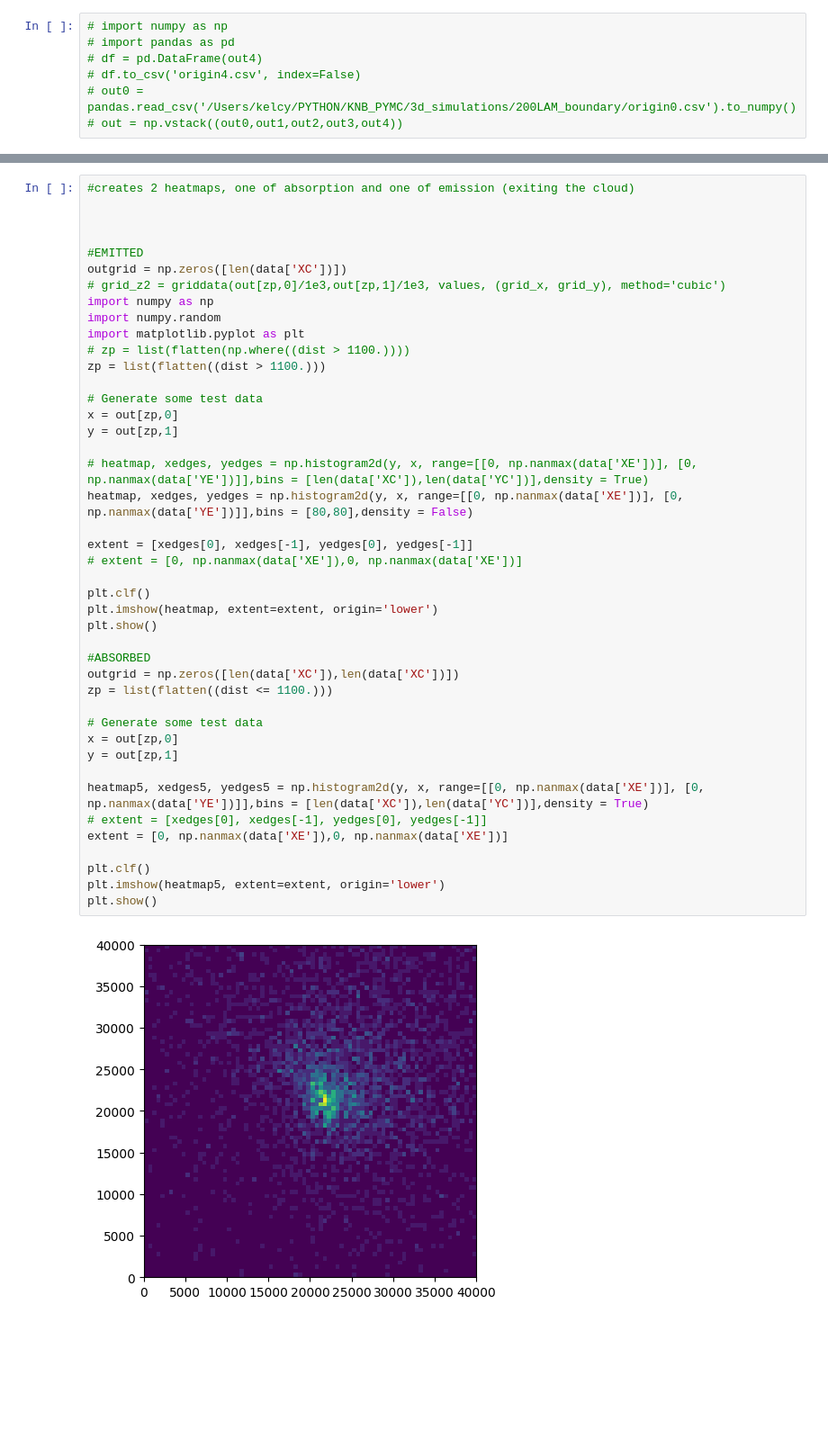
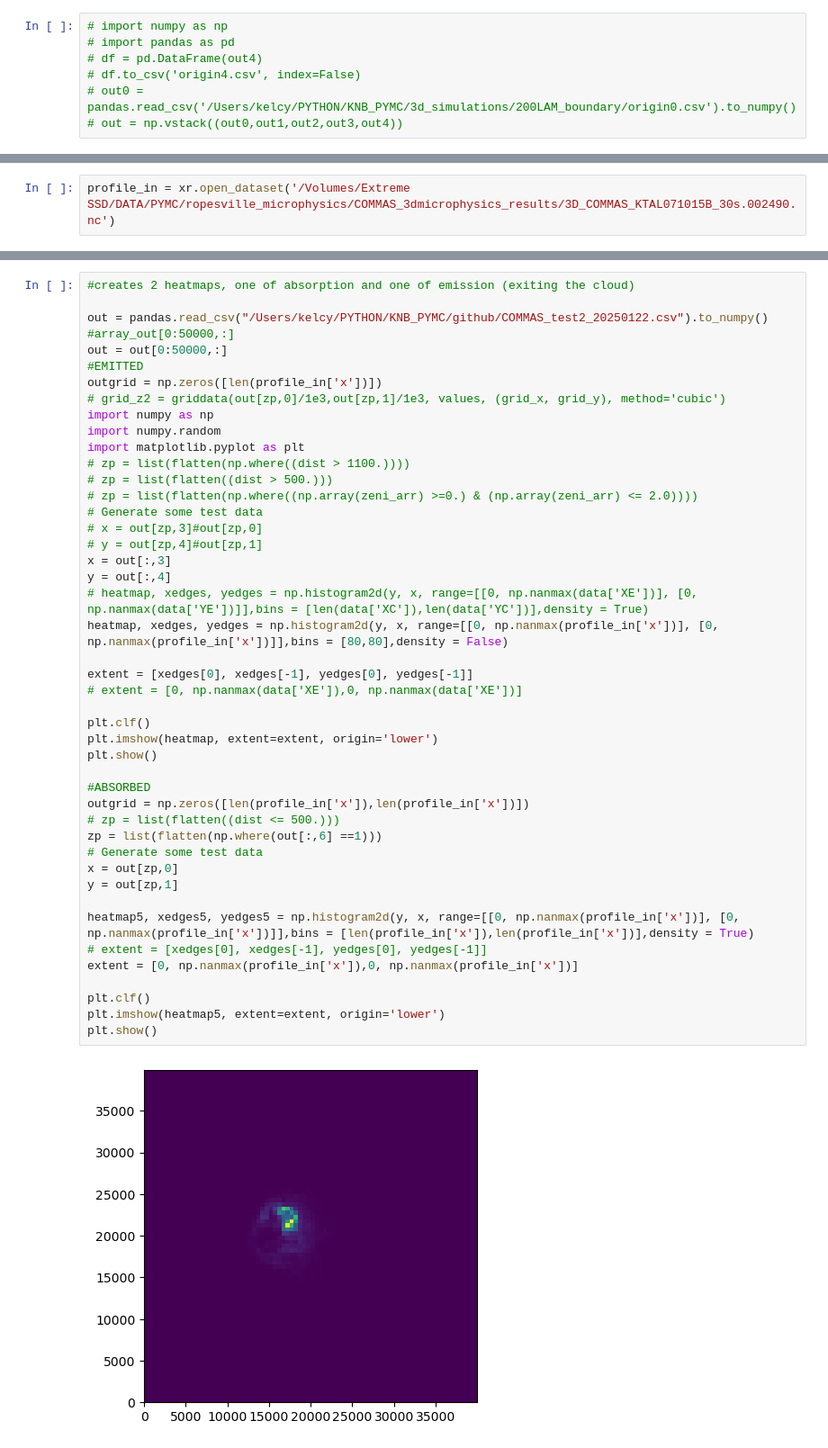
Before and after one commit to kelcyno/PYMC, a Jupyter notebook: KNB_mc_model_3dCOMMAS.ipynb, the cells around one changed output, grey strips where cells are left out. Shown at 90% size. Drawn from its saved outputs; the diff is of its cells as text; blank space fills up the shorter version.

```diff
--- a/KNB_mc_model_3dCOMMAS.ipynb
+++ b/KNB_mc_model_3dCOMMAS.ipynb
@@ -519,2 +625,4 @@ COMMAS_KTAL071015B.000900.csv
+# %%
+profile_in = xr.open_dataset('/Volumes/Extreme SSD/DATA/PYMC/ropesville_microphysics/COMMAS_3dmicrophysics_results/3D_COMMAS_KTAL071015B_30s.002490.nc')
 # %%
 #The purpose of this code is to set up the tree to query the values of the mean free path and cloud edges
@@ -664,45 +657,46 @@ Attributes:
 # %%
 #creates 2 heatmaps, one of absorption and one of emission (exiting the cloud)
 
-
-
+out = pandas.read_csv("/Users/kelcy/PYTHON/KNB_PYMC/github/COMMAS_test2_20250122.csv").to_numpy() #array_out[0:50000,:]
+out = out[0:50000,:]
 #EMITTED
-outgrid = np.zeros([len(data['XC'])])
+outgrid = np.zeros([len(profile_in['x'])])
 # grid_z2 = griddata(out[zp,0]/1e3,out[zp,1]/1e3, values, (grid_x, grid_y), method='cubic')
 import numpy as np
 import numpy.random
 import matplotlib.pyplot as plt
 # zp = list(flatten(np.where((dist > 1100.))))
-zp = list(flatten((dist > 1100.)))
-
+# zp = list(flatten((dist > 500.)))
+# zp = list(flatten(np.where((np.array(zeni_arr) >=0.) & (np.array(zeni_arr) <= 2.0))))
 # Generate some test data
-x = out[zp,0]
-y = out[zp,1]
-
+# x = out[zp,3]#out[zp,0]
+# y = out[zp,4]#out[zp,1]
+x = out[:,3]
+y = out[:,4]
 # heatmap, xedges, yedges = np.histogram2d(y, x, range=[[0, np.nanmax(data['XE'])], [0, np.nanmax(data['YE'])]],bins = [len(data['XC']),len(data['YC'])],density = True)
-heatmap, xedges, yedges = np.histogram2d(y, x, range=[[0, np.nanmax(data['XE'])], [0, np.nanmax(data['YE'])]],bins = [80,80],density = False)
+heatmap, xedges, yedges = np.histogram2d(y, x, range=[[0, np.nanmax(profile_in['x'])], [0, np.nanmax(profile_in['x'])]],bins = [80,80],density = False)
 
 extent = [xedges[0], xedges[-1], yedges[0], yedges[-1]]
 # extent = [0, np.nanmax(data['XE']),0, np.nanmax(data['XE'])]
 
 plt.clf()
 plt.imshow(heatmap, extent=extent, origin='lower')
 plt.show()
 
 #ABSORBED
-outgrid = np.zeros([len(data['XC']),len(data['XC'])])
-zp = list(flatten((dist <= 1100.)))
-
+outgrid = np.zeros([len(profile_in['x']),len(profile_in['x'])])
+# zp = list(flatten((dist <= 500.)))
+zp = list(flatten(np.where(out[:,6] ==1)))
 # Generate some test data
 x = out[zp,0]
 y = out[zp,1]
 
-heatmap5, xedges5, yedges5 = np.histogram2d(y, x, range=[[0, np.nanmax(data['XE'])], [0, np.nanmax(data['YE'])]],bins = [len(data['XC']),len(data['YC'])],density = True)
+heatmap5, xedges5, yedges5 = np.histogram2d(y, x, range=[[0, np.nanmax(profile_in['x'])], [0, np.nanmax(profile_in['x'])]],bins = [len(profile_in['x']),len(profile_in['x'])],density = True)
 # extent = [xedges[0], xedges[-1], yedges[0], yedges[-1]]
-extent = [0, np.nanmax(data['XE']),0, np.nanmax(data['XE'])]
+extent = [0, np.nanmax(profile_in['x']),0, np.nanmax(profile_in['x'])]
 
 plt.clf()
 plt.imshow(heatmap5, extent=extent, origin='lower')
 plt.show()
 # %% [output]
-[figure, old version]
+[figure, new version]
```
Also changed, not shown: parts of 29 cells of this notebook.
